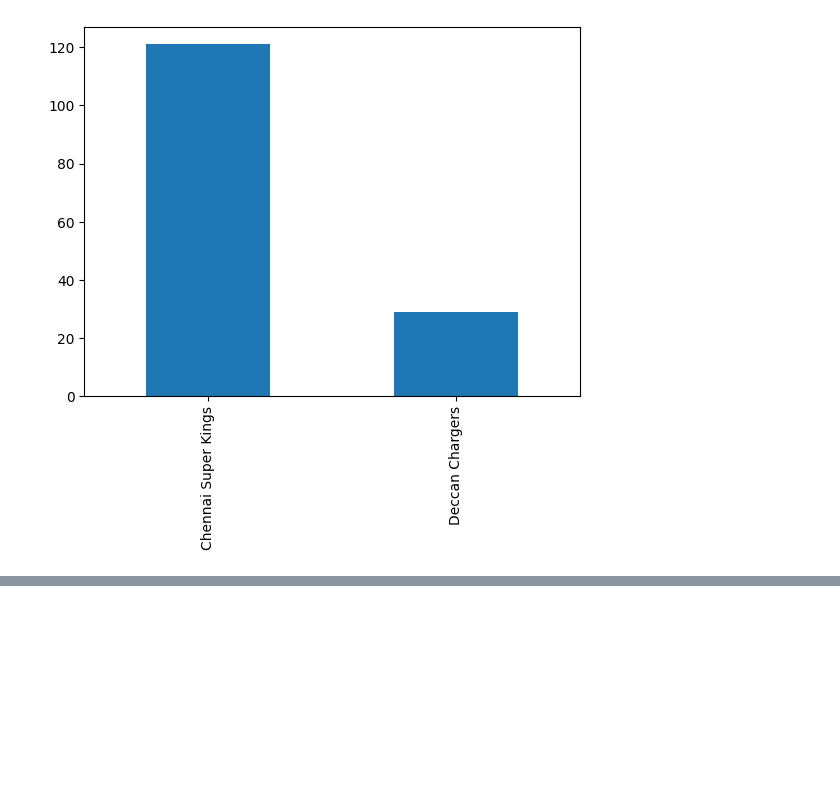
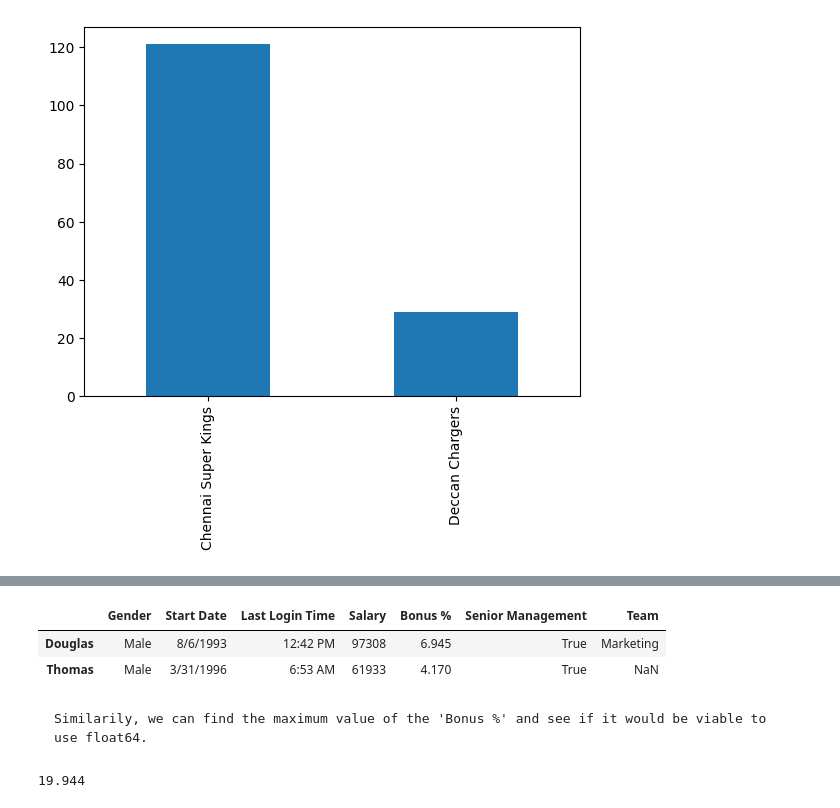
Before and after one commit to abhishekjha462000/data_science_final, a Jupyter notebook: week_05_08/week_06_pandas_basics/my_notes/session-17/session_17_pandas_dataframes.ipynb, the cells around one changed output, grey strips where cells are left out. Cells and saved outputs as stored; diff of their text form; code cells hidden in the pictures; blank space fills up the shorter version.

```diff
--- a/week_05_08/week_06_pandas_basics/my_notes/session-17/session_17_pandas_dataframes.ipynb
+++ b/week_05_08/week_06_pandas_basics/my_notes/session-17/session_17_pandas_dataframes.ipynb
@@ -815,0 +875,3 @@ track_record('Chennai Super Kings','Deccan Chargers').plot(kind = 'bar')
+# %%
+employees['Gender'] = employees['Gender'].astype('category')
+employees.info()
@@ -815,0 +893,3 @@ track_record('Chennai Super Kings','Deccan Chargers').plot(kind = 'bar')
+# %%
+employees['Senior Management'] = employees['Senior Management'].astype(bool)
+employees.info()
@@ -815,0 +911,12 @@ track_record('Chennai Super Kings','Deccan Chargers').plot(kind = 'bar')
+# %%
+employees.head(2)
+# %% [output]
+|  | Gender | Start Date | Last Login Time | Salary | Bonus % | Senior Management | Team |
+| Douglas | Male | 8/6/1993 | 12:42 PM | 97308 | 6.945 | True | Marketing |
+| Thomas | Male | 3/31/1996 | 6:53 AM | 61933 | 4.170 | True | NaN |
+# %% [markdown]
+    Similarily, we can find the maximum value of the 'Bonus %' and see if it would be viable to use float64.
+# %%
+employees['Bonus %'].max()
+# %% [output]
+19.944
```
Also changed, not shown: parts of 11 cells of this notebook.
